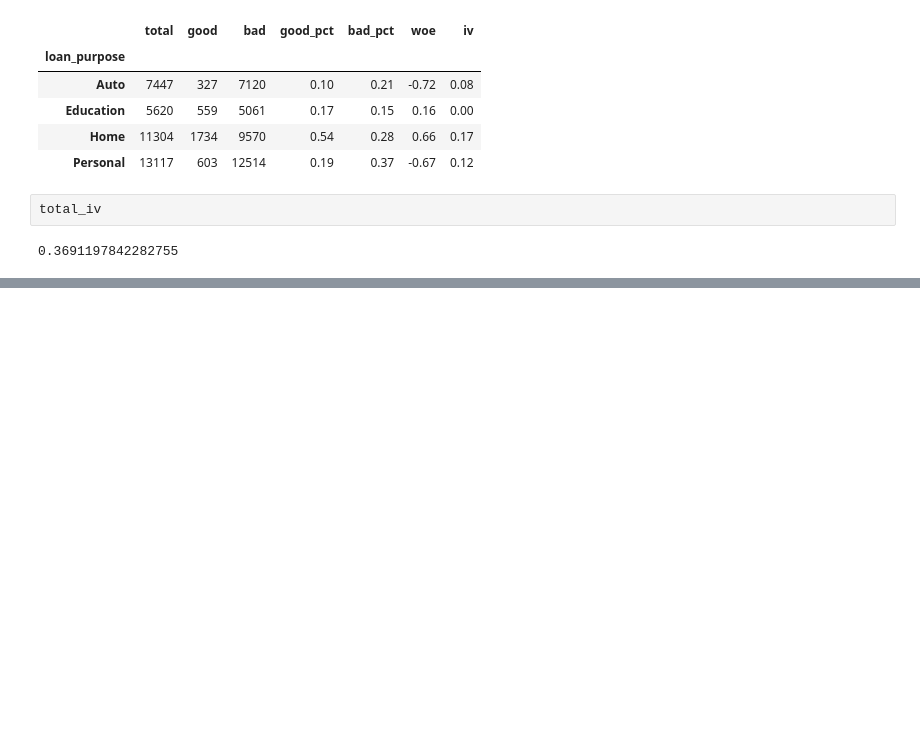
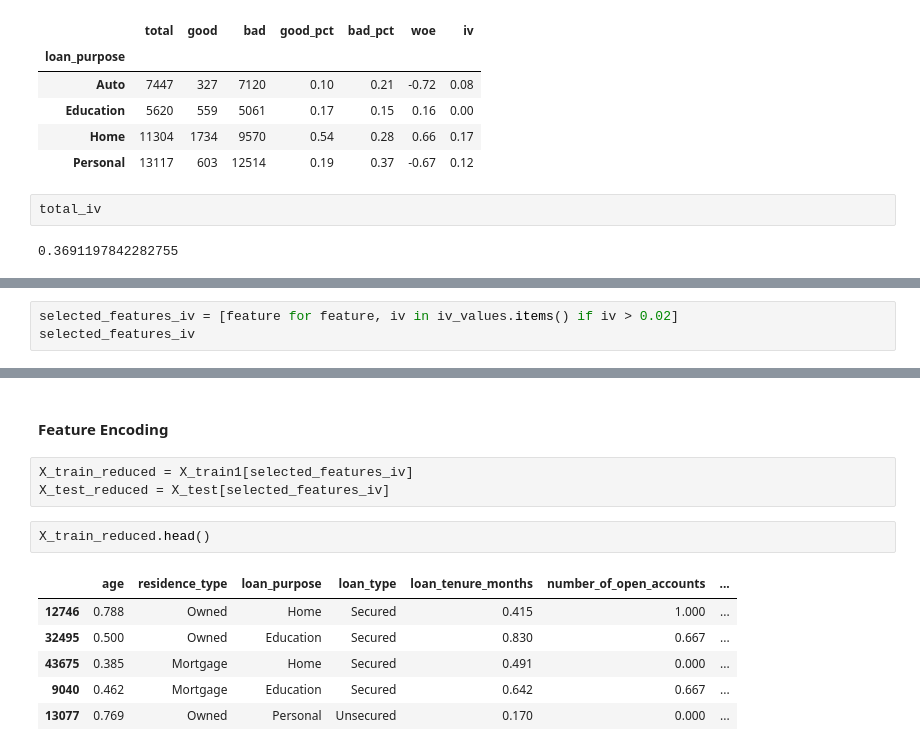
Before and after one commit to data-detectiv/credit-risk-modelling-classification, a Jupyter notebook: credit_risk_modelling.ipynb, the cells around one changed output, grey strips where cells are left out. Saved outputs shown, nothing was run; the diff lists cells and outputs as text; blank space fills up the shorter version.

```diff
--- a/credit_risk_modelling.ipynb
+++ b/credit_risk_modelling.ipynb
@@ -749,0 +752,3 @@ iv_values
+# %%
+selected_features_iv = [feature for feature, iv in iv_values.items() if iv > 0.02]
+selected_features_iv
@@ -749,0 +766,14 @@ iv_values
+# %% [markdown]
+#### Feature Encoding
+# %%
+X_train_reduced = X_train1[selected_features_iv]
+X_test_reduced = X_test[selected_features_iv]
+# %%
+X_train_reduced.head()
+# %% [output]
+|  | age | residence_type | loan_purpose | loan_type | loan_tenure_months | number_of_open_accounts | ... |
+| 12746 | 0.788 | Owned | Home | Secured | 0.415 | 1.000 | ... |
+| 32495 | 0.500 | Owned | Education | Secured | 0.830 | 0.667 | ... |
+| 43675 | 0.385 | Mortgage | Home | Secured | 0.491 | 0.000 | ... |
+| 9040 | 0.462 | Mortgage | Education | Secured | 0.642 | 0.667 | ... |
+| 13077 | 0.769 | Owned | Personal | Unsecured | 0.170 | 0.000 | ... |
```
Also changed, not shown: parts of 27 cells of this notebook.
